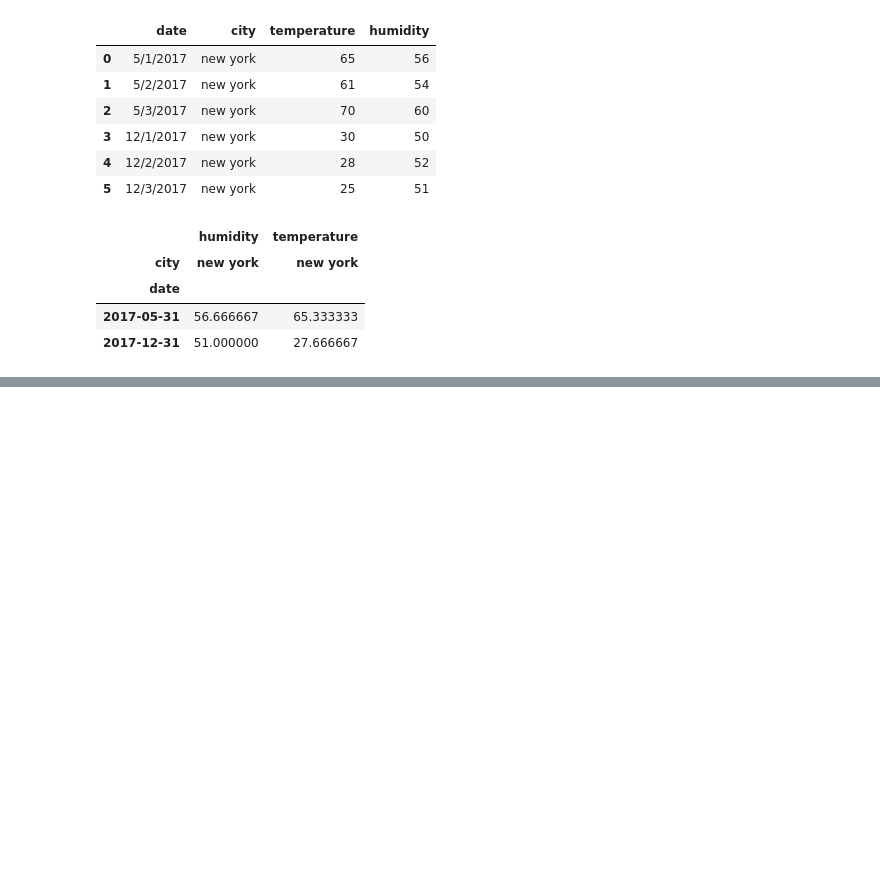
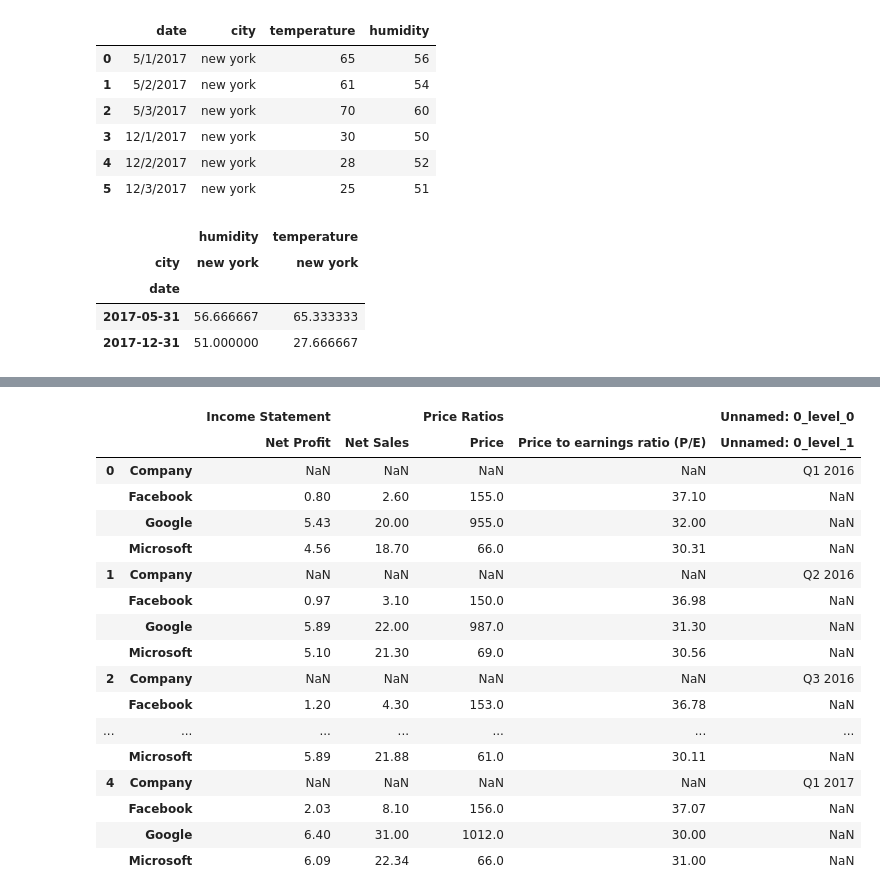
Before and after one commit to sudarshan-uprety/Machine-Leaning, a Jupyter notebook: Pandas/Pandas Notebook.ipynb, the cells around one changed output, grey strips where cells are left out. Cells and saved outputs as stored; diff of their text form; code cells hidden in the pictures; blank space fills up the shorter version.

Commit message:
learning stacks

```diff
--- a/Pandas/Pandas Notebook.ipynb
+++ b/Pandas/Pandas Notebook.ipynb
@@ -1723,0 +1788,3 @@ df1
+# %%
+df2=pd.read_excel('stocks_3_levels.xlsx',header=[0,1,2])
+df2
@@ -1723,0 +1800,21 @@ df1
+# %%
+df2.stack()
+# %% [output]
+|  |  | Income Statement |  | Price Ratios |  | Unnamed: 0_level_0 |
+|  |  | Net Profit | Net Sales | Price | Price to earnings ratio (P/E) | Unnamed: 0_level_1 |
+| 0 | Company | NaN | NaN | NaN | NaN | Q1 2016 |
+|  | Facebook | 0.80 | 2.60 | 155.0 | 37.10 | NaN |
+|  | Google | 5.43 | 20.00 | 955.0 | 32.00 | NaN |
+|  | Microsoft | 4.56 | 18.70 | 66.0 | 30.31 | NaN |
+| 1 | Company | NaN | NaN | NaN | NaN | Q2 2016 |
+|  | Facebook | 0.97 | 3.10 | 150.0 | 36.98 | NaN |
+|  | Google | 5.89 | 22.00 | 987.0 | 31.30 | NaN |
+|  | Microsoft | 5.10 | 21.30 | 69.0 | 30.56 | NaN |
+| 2 | Company | NaN | NaN | NaN | NaN | Q3 2016 |
+|  | Facebook | 1.20 | 4.30 | 153.0 | 36.78 | NaN |
+| ... | ... | ... | ... | ... | ... | ... |
+|  | Microsoft | 5.89 | 21.88 | 61.0 | 30.11 | NaN |
+| 4 | Company | NaN | NaN | NaN | NaN | Q1 2017 |
+|  | Facebook | 2.03 | 8.10 | 156.0 | 37.07 | NaN |
+|  | Google | 6.40 | 31.00 | 1012.0 | 30.00 | NaN |
+|  | Microsoft | 6.09 | 22.34 | 66.0 | 31.00 | NaN |
```
Also changed, not shown: parts of 16 cells of this notebook, 2 other files.
